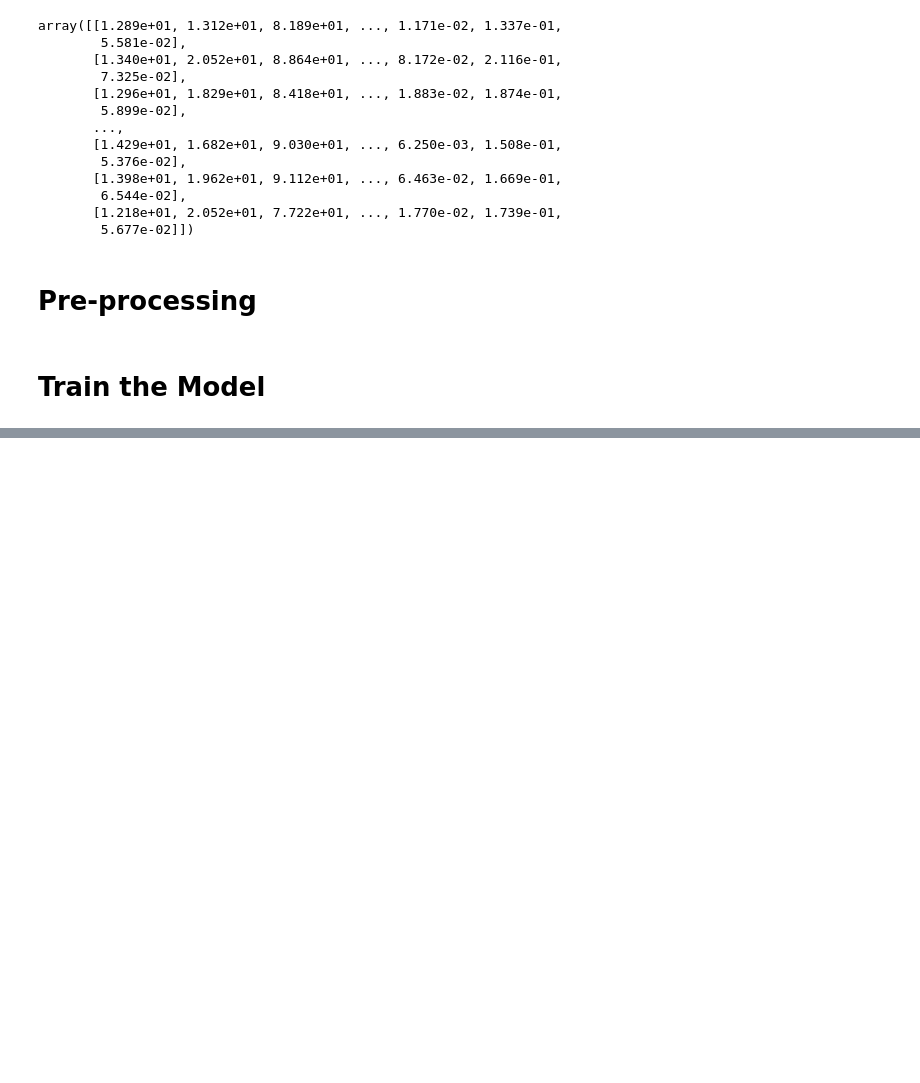
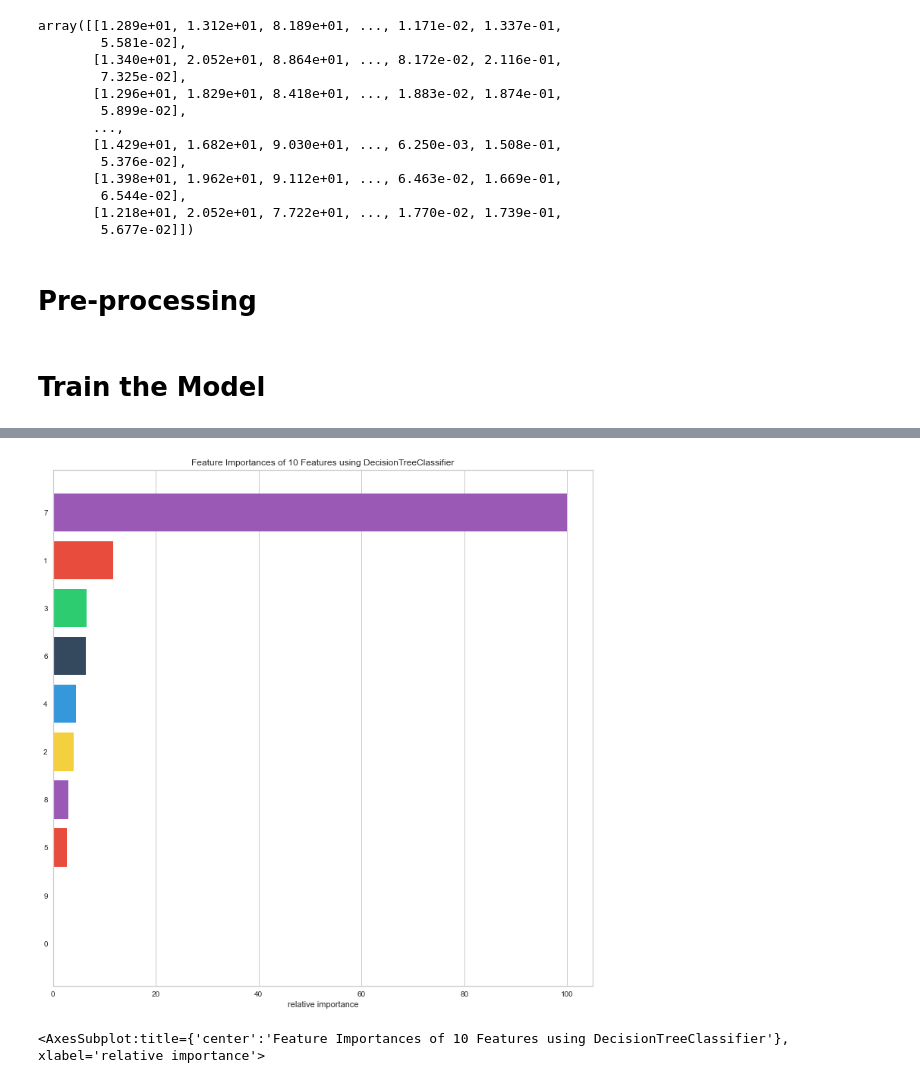
Before and after one commit to Klsisk/breast_cancer_ml_project, a Jupyter notebook: BCData/decision_tree.ipynb, the cells around one changed output, grey strips where cells are left out. Cells and saved outputs as stored; diff of their text form; code cells hidden in the pictures; blank space fills up the shorter version.

```diff
--- a/BCData/decision_tree.ipynb
+++ b/BCData/decision_tree.ipynb
@@ -234,0 +293,11 @@ graph.write_png('tree.png')
+# %%
+from yellowbrick.model_selection import FeatureImportances
+from yellowbrick.style import set_palette
+from yellowbrick.features import RadViz
+set_palette('flatui')
+viz = FeatureImportances(clf, size=(750, 750))
+viz.fit(X_train_minmax, y_train)
+viz.show()
+# %% [output]
+[figure, added]
+<AxesSubplot:title={'center':'Feature Importances of 10 Features using DecisionTreeClassifier'}, xlabel='relative importance'>
```
Also changed, not shown: parts of 14 cells of this notebook, 18 other files.
